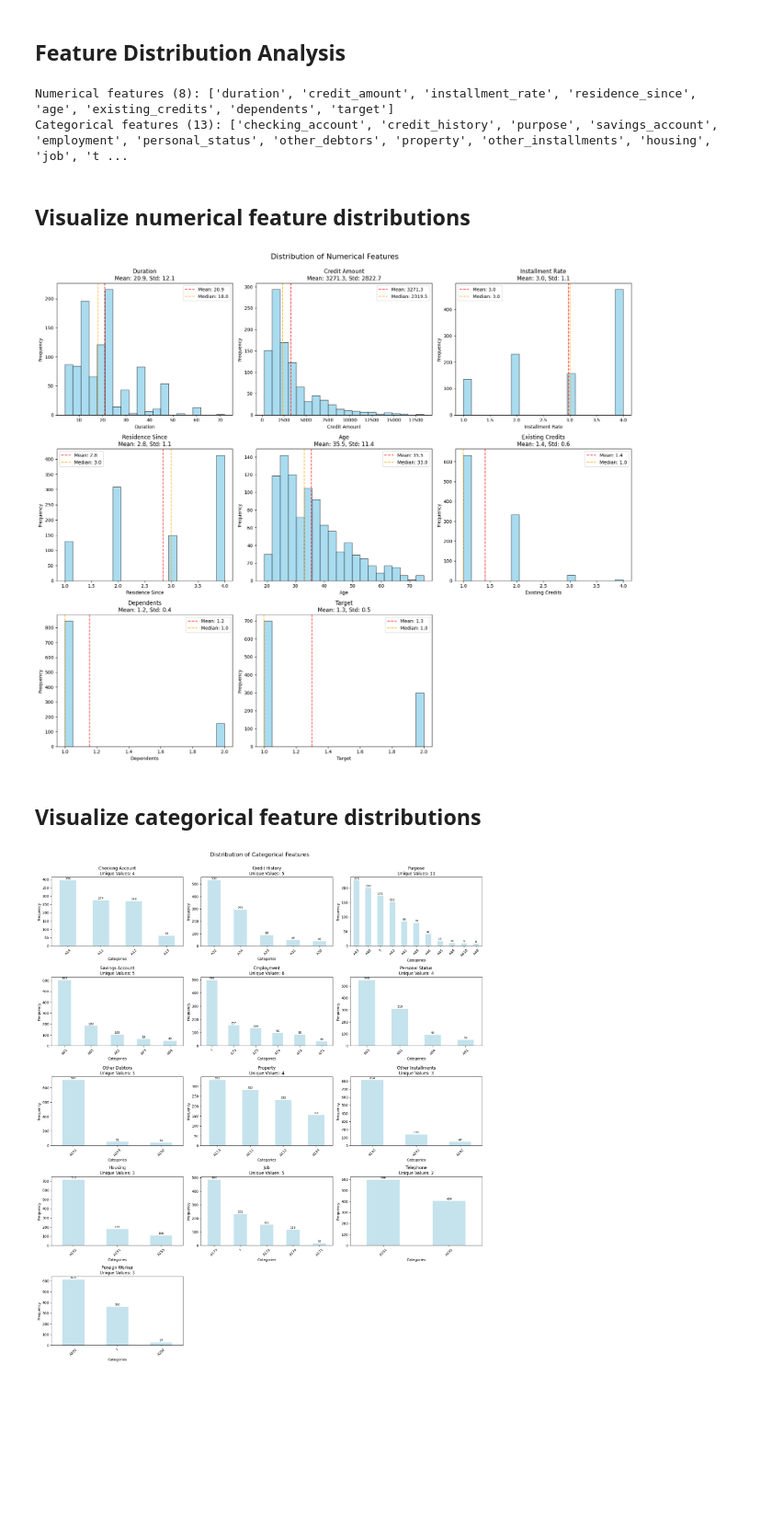
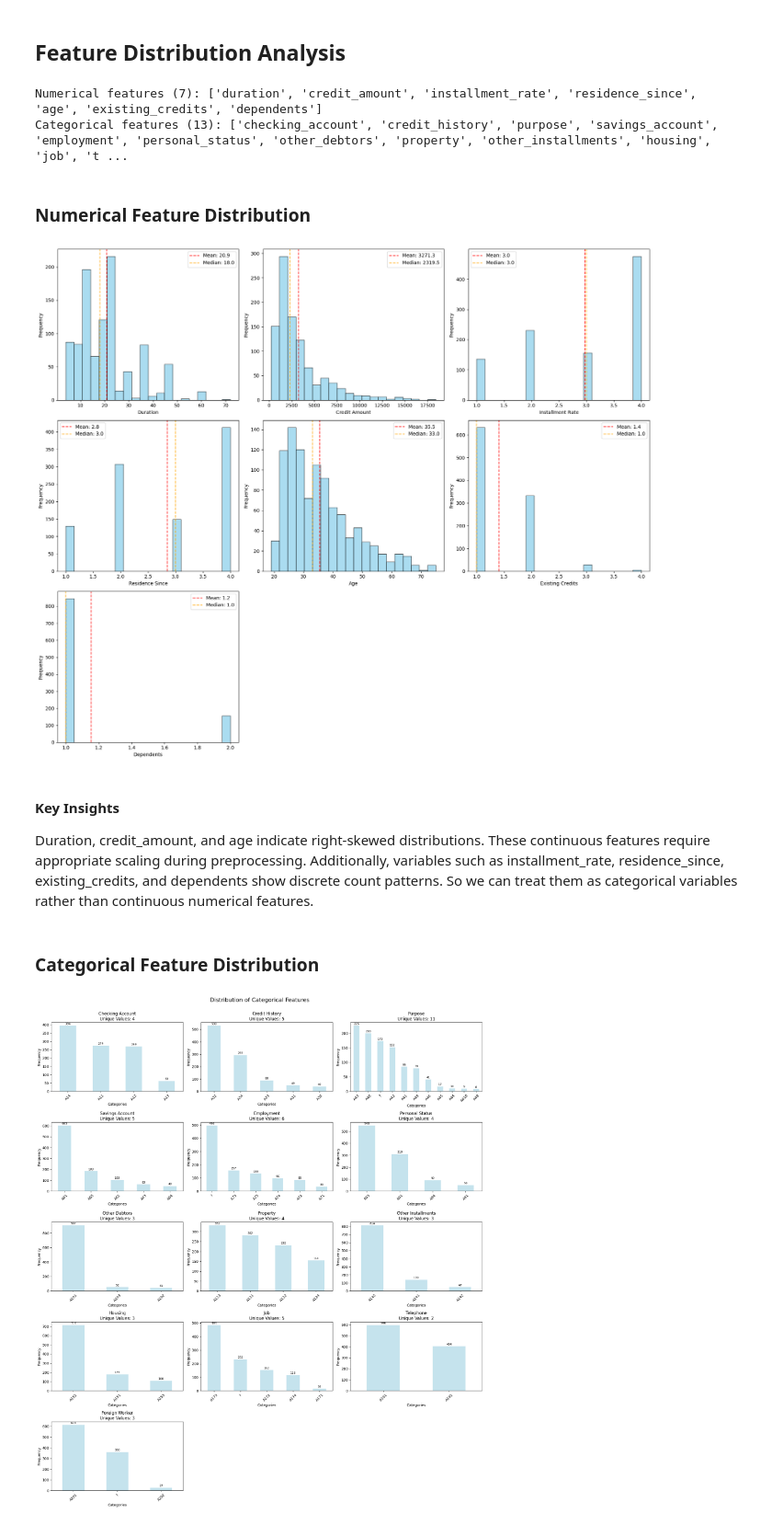
Before and after one commit to lam1aa/ML, a Jupyter notebook: credit_risk.ipynb, the cells around one changed output. Shown at 92% size. Saved outputs shown, nothing was run; the diff lists cells and outputs as text; code cells hidden in the pictures; blank space fills up the shorter version.

```diff
--- a/credit_risk.ipynb
+++ b/credit_risk.ipynb
@@ -189,49 +186,50 @@ Not Creditworthy (2): 300
 ## Feature Distribution Analysis
 # %%
 # Identify numerical and categorical features
-numerical_features = [col for col in data.columns if data[col].dtype == 'int64']
+numerical_features = [col for col in data.columns if data[col].dtype == 'int64' and col != 'target']
 categorical_features = [col for col in data.columns if data[col].dtype == 'object']
 
 print(f"Numerical features ({len(numerical_features)}): {numerical_features}")
 print(f"Categorical features ({len(categorical_features)}): {categorical_features}")
 # %% [output]
-Numerical features (8): ['duration', 'credit_amount', 'installment_rate', 'residence_since', 'age', 'existing_credits', 'dependents', 'target']
+Numerical features (7): ['duration', 'credit_amount', 'installment_rate', 'residence_since', 'age', 'existing_credits', 'dependents']
 Categorical features (13): ['checking_account', 'credit_history', 'purpose', 'savings_account', 'employment', 'personal_status', 'other_debtors', 'property', 'other_installments', 'housing', 'job', 't ...
-# %% [markdown]
-## Visualize numerical feature distributions
+# %% [markdown]
+### Numerical Feature Distribution
 # %%
 fig, axes = plt.subplots(3, 3, figsize=(18, 15))
 axes = axes.flatten()
 
 for i, feature in enumerate(numerical_features):
     if i < len(axes):
         ax = axes[i]
 
-        # Handle missing values for visualization
-        feature_data = data[feature].dropna()
+        # Get numerical feature data
+        feature_data = data[feature]
 
         # Histogram
         ax.hist(feature_data, bins=20, alpha=0.7, color='Skyblue', edgecolor='black')
-        ax.set_title(f'{feature.replace("_", " ").title()}\nMean: {feature_data.mean():.1f}, Std: {feature_data.std():.1f}')
         ax.set_xlabel(feature.replace('_', ' ').title())
         ax.set_ylabel('Frequency')
 
         # Add statistics
         ax.axvline(feature_data.mean(), color='red', linestyle='--', alpha=0.8, label=f'Mean: {feature_data.mean():.1f}')
         ax.axvline(feature_data.median(), color='orange', linestyle='--', alpha=0.8, label=f'Median: {feature_data.median():.1f}')
         ax.legend()
 
 # Remove empty subplots
 for i in range(len(numerical_features), len(axes)):
     fig.delaxes(axes[i])
 
 plt.tight_layout()
-plt.suptitle('Distribution of Numerical Features', y=1.02, fontsize=16)
 plt.show()
 # %% [output]
-[figure, old version]
+[figure, new version]
-# %% [markdown]
-## Visualize categorical feature distributions
+# %% [markdown]
+#### Key Insights
+Duration, credit_amount, and age indicate right-skewed distributions. These continuous features require appropriate scaling during preprocessing. Additionally, variables such as installment_rate, residence_since, existing_credits, and dependents show discrete count patterns. So we can treat them as categorical variables rather than continuous numerical features.
+# %% [markdown]
+### Categorical Feature Distribution
 # %%
 n_categorical = len(categorical_features)
 n_cols = 3
```
Also changed, not shown: parts of 29 cells of this notebook.
